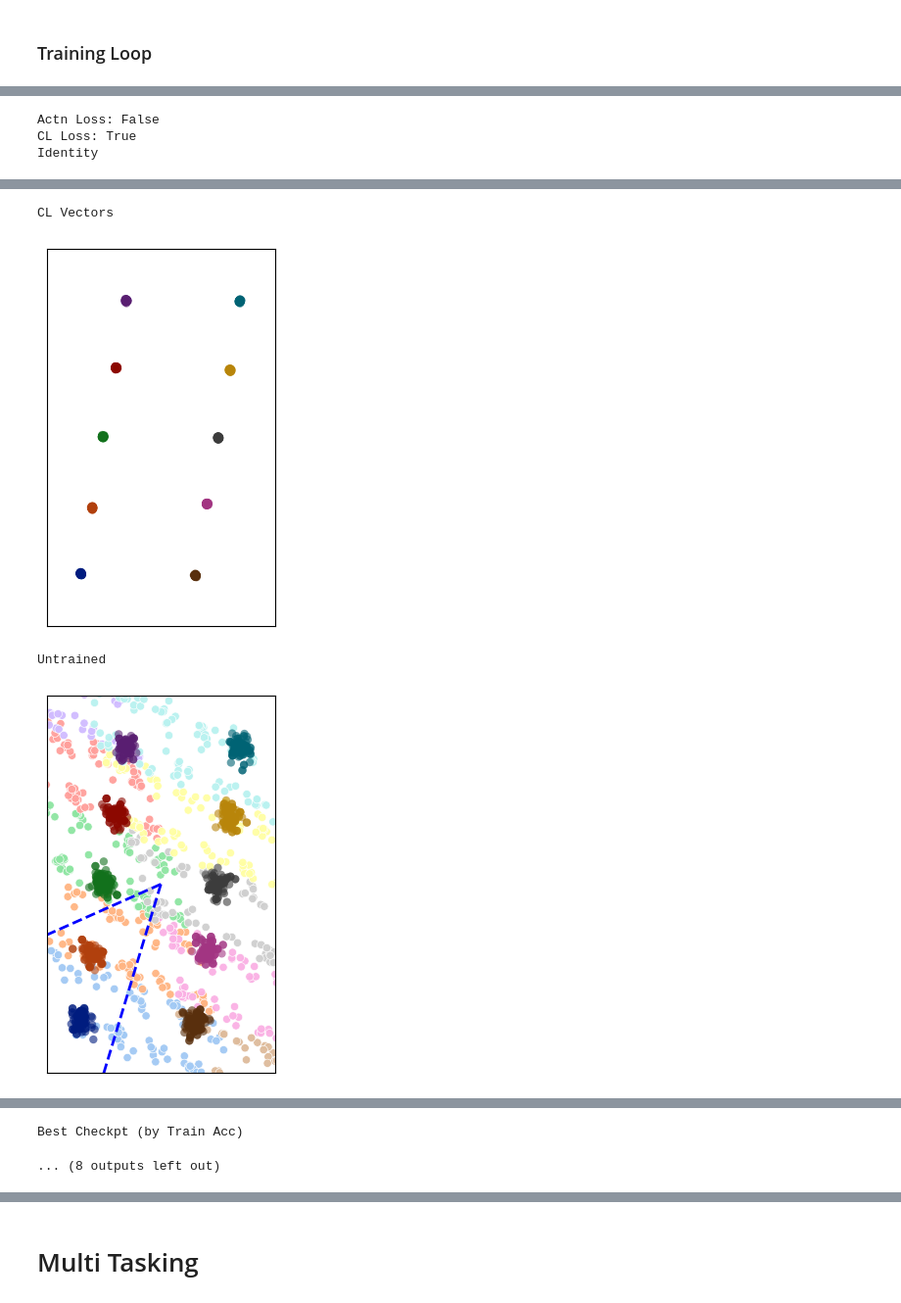
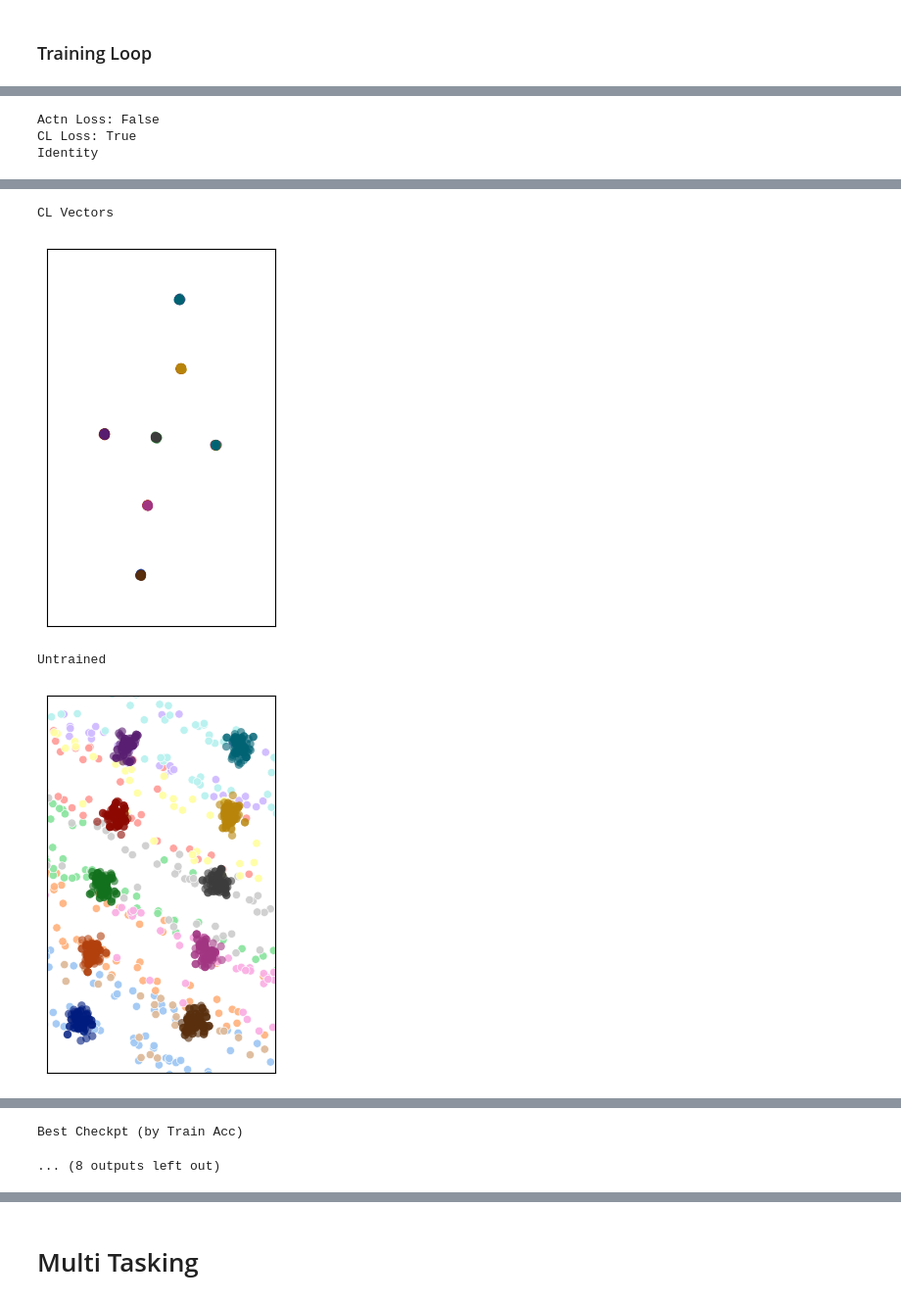
Before and after one commit to grantsrb/rep_divergence, a Jupyter notebook: divergence/clloss_synthetic_task.ipynb, the cells around one changed output, grey strips where cells are left out. Shown: that part at 98% size. Drawn from its saved outputs; the diff is of its cells as text; code cells hidden in the pictures.

```diff
--- a/divergence/clloss_synthetic_task.ipynb
+++ b/divergence/clloss_synthetic_task.ipynb
@@ -226,6 +226,7 @@ def quick_plot(
     rot = 0,
     y_values=[i+0.5-2 for i in range(5)],
     rot_mtx=None,
+    plot_rot_axes=False,
     figscale=1,
 ):
 
@@ -300,7 +301,7 @@ def quick_plot(
         # x dividers
         for y in y_values[:-1]:
             ax.plot([-2,2],[y,y], "k--", linewidth=thickness, alpha=dash_alpha)
-    if rot_mtx is not None:
+    if rot_mtx is not None and plot_rot_axes:
         vec1 = rot_mtx.weight.data[:2,0]
         vec1 = vec1/vec1.norm()
         vec1 = vec1.cpu().numpy()
@@ -1035,7 +1036,7 @@ def train_rotation(
         quick_plot(
             src_vecs, best_intrv_vecs,
             src_classes, intrv_classes,
-            save_name=save_name if save_fig else None,
+            save_name=save_name.replace(".png", "_byacc.png") if save_fig else None,
             incl_dividers=incl_dividers,
             rot_mtx=best_mtx,
         )
@@ -1043,7 +1044,7 @@ def train_rotation(
         quick_plot(
             src_vecs, bestloss_intrv_vecs,
             src_classes, intrv_classes,
-            save_name=save_name if save_fig else None,
+            save_name=save_name.replace(".png", "_byloss.png") if save_fig else None,
             incl_dividers=incl_dividers,
             rot_mtx=bestloss_mtx,
         )
@@ -1051,7 +1052,7 @@ def train_rotation(
         quick_plot(
             src_vecs, bestemd_intrv_vecs,
             src_classes, intrv_classes,
-            save_name=save_name if save_fig else None,
+            save_name=save_name.replace(".png", "_byemd.png") if save_fig else None,
             incl_dividers=incl_dividers,
             rot_mtx=bestemd_mtx,
         )
@@ -1060,6 +1061,7 @@ def train_rotation(
             src_vecs, intrv_vecs,
             src_classes, intrv_classes,
             incl_dividers=incl_dividers,
+            save_name=save_name.replace(".png", "_last.png") if save_fig else None,
             rot_mtx=rot_mtx,
         )
     if verbose:
@@ -1115,7 +1117,7 @@ def train_rotation(
     }
     return ret_dict
 # %%
-extra_dims = 0 # adds extra noisy dimensions
+extra_dims = 16 # adds extra noisy dimensions
 dupl_rank = 0 # duplicates uniformly sampled extra dimensions from the set of extra_dims-dupl_rank noisy dimensions
 zero_rank = 0
 mask_dims = 1 # note that you will need to increase this if adding zero_rank or dupl_rank dimensions to the
@@ -1248,7 +1250,7 @@ mask_dims = 1
 n_epochs = 500
 fig_every = 250
 mtx_type = "linear" # "orthog" "linear",
-cl_1d = False
+cl_1d = True
 rot_dtype = "float"
 cl_loss_type = "both"
 early_stop_patience = 400
@@ -1298,5 +1300,5 @@ Identity
 CL Vectors
-[figure, old version]
+[figure, new version]
 Untrained
-[figure, old version]
+[figure, new version]
 Training Rotation
```
Also changed, not shown: parts of 38 cells of this notebook, 5 other files.
